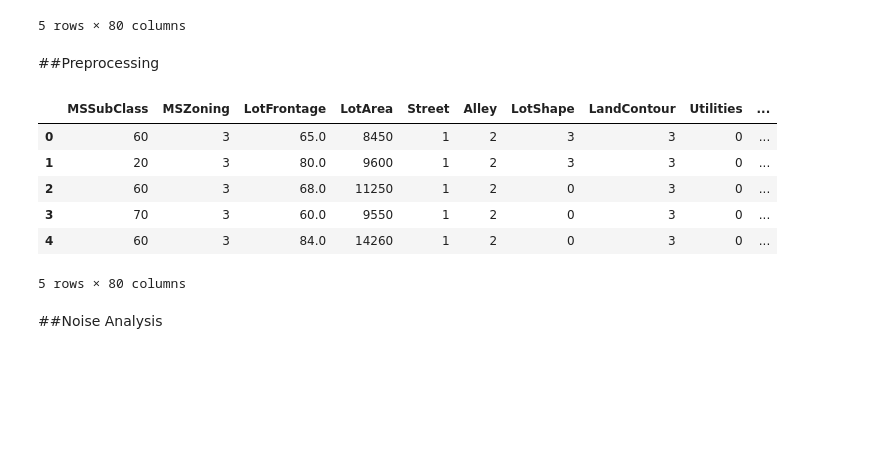
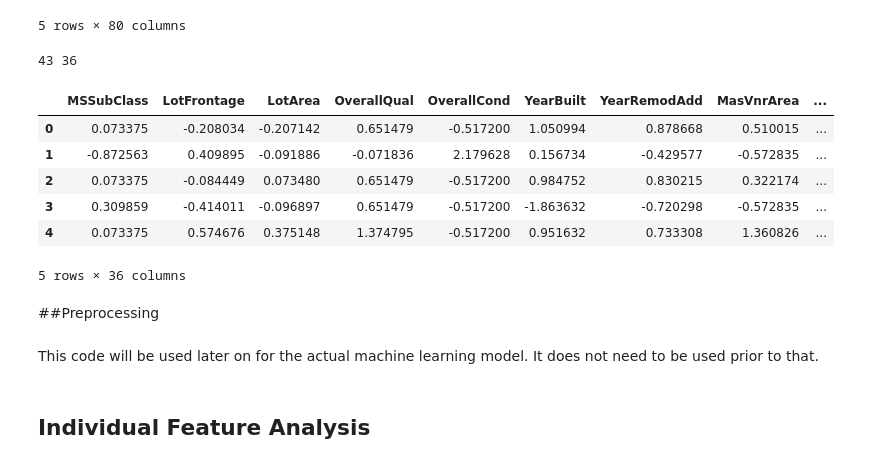
Before and after one commit to Isaac-Gregory/House-Pricing-SWD, a Jupyter notebook: housepricing_noiseanalysis.ipynb, the cells around one changed output. Saved outputs shown, nothing was run; the diff lists cells and outputs as text; code cells hidden in the pictures; blank space fills up the shorter version.

```diff
--- a/housepricing_noiseanalysis.ipynb
+++ b/housepricing_noiseanalysis.ipynb
@@ -52,8 +24,36 @@ data.head()
 | 3 | 70 | RL | 60.0 | 9550 | Pave | NaN | IR1 | Lvl | AllPub | ... |
 | 4 | 60 | RL | 84.0 | 14260 | Pave | NaN | IR1 | Lvl | AllPub | ... |
 5 rows × 80 columns
+# %%
+# Split numerical from categorical features
+X_train = data.drop(['SalePrice'], axis=1)
+cat_cols = X_train.select_dtypes(include=['object']).columns.tolist()
+num_cols = X_train.select_dtypes(include=['number']).columns.tolist()
+print(len(cat_cols), len(num_cols))
+# %% [output]
+43 36
+# %%
+# Normalize numerical features
+scaler = StandardScaler()  # or MinMaxScaler()
+num_cols_norm = scaler.fit_transform(data[num_cols])
+num_df = pd.DataFrame(num_cols_norm, columns=num_cols)
+num_df.head()
+
+# NOTE: Normalizing will help for the model later on, but does not have any
+#       impact on the correlation analysis for numerical features (values
+#       and evaluation stay the same)
+# %% [output]
+|  | MSSubClass | LotFrontage | LotArea | OverallQual | OverallCond | YearBuilt | YearRemodAdd | MasVnrArea | ... |
+| 0 | 0.073375 | -0.208034 | -0.207142 | 0.651479 | -0.517200 | 1.050994 | 0.878668 | 0.510015 | ... |
+| 1 | -0.872563 | 0.409895 | -0.091886 | -0.071836 | 2.179628 | 0.156734 | -0.429577 | -0.572835 | ... |
+| 2 | 0.073375 | -0.084449 | 0.073480 | 0.651479 | -0.517200 | 0.984752 | 0.830215 | 0.322174 | ... |
+| 3 | 0.309859 | -0.414011 | -0.096897 | 0.651479 | -0.517200 | -1.863632 | -0.720298 | -0.572835 | ... |
+| 4 | 0.073375 | 0.574676 | 0.375148 | 1.374795 | -0.517200 | 0.951632 | 0.733308 | 1.360826 | ... |
+5 rows × 36 columns
 # %% [markdown]
 ##Preprocessing
+# %% [markdown]
+This code will be used later on for the actual machine learning model. It does not need to be used prior to that.
 # %%
 def CategorizeStringColumns(og_data):
   # Copying so that the original data object isn't overwritten
@@ -77,17 +77,5 @@ def CategorizeStringColumns(og_data):
     encoder_list[col] = encoder
 
   return data, encoder_list
-# %%
-# Calling the above function to ensure numerical data in dataset
-encoded_data, encoders = CategorizeStringColumns(data)
-encoded_data.head()
-# %% [output]
-|  | MSSubClass | MSZoning | LotFrontage | LotArea | Street | Alley | LotShape | LandContour | Utilities | ... |
-| 0 | 60 | 3 | 65.0 | 8450 | 1 | 2 | 3 | 3 | 0 | ... |
-| 1 | 20 | 3 | 80.0 | 9600 | 1 | 2 | 3 | 3 | 0 | ... |
-| 2 | 60 | 3 | 68.0 | 11250 | 1 | 2 | 0 | 3 | 0 | ... |
-| 3 | 70 | 3 | 60.0 | 9550 | 1 | 2 | 0 | 3 | 0 | ... |
-| 4 | 60 | 3 | 84.0 | 14260 | 1 | 2 | 0 | 3 | 0 | ... |
-5 rows × 80 columns
 # %% [markdown]
-##Noise Analysis
+## Individual Feature Analysis
```
Also changed, not shown: parts of 27 cells of this notebook.
